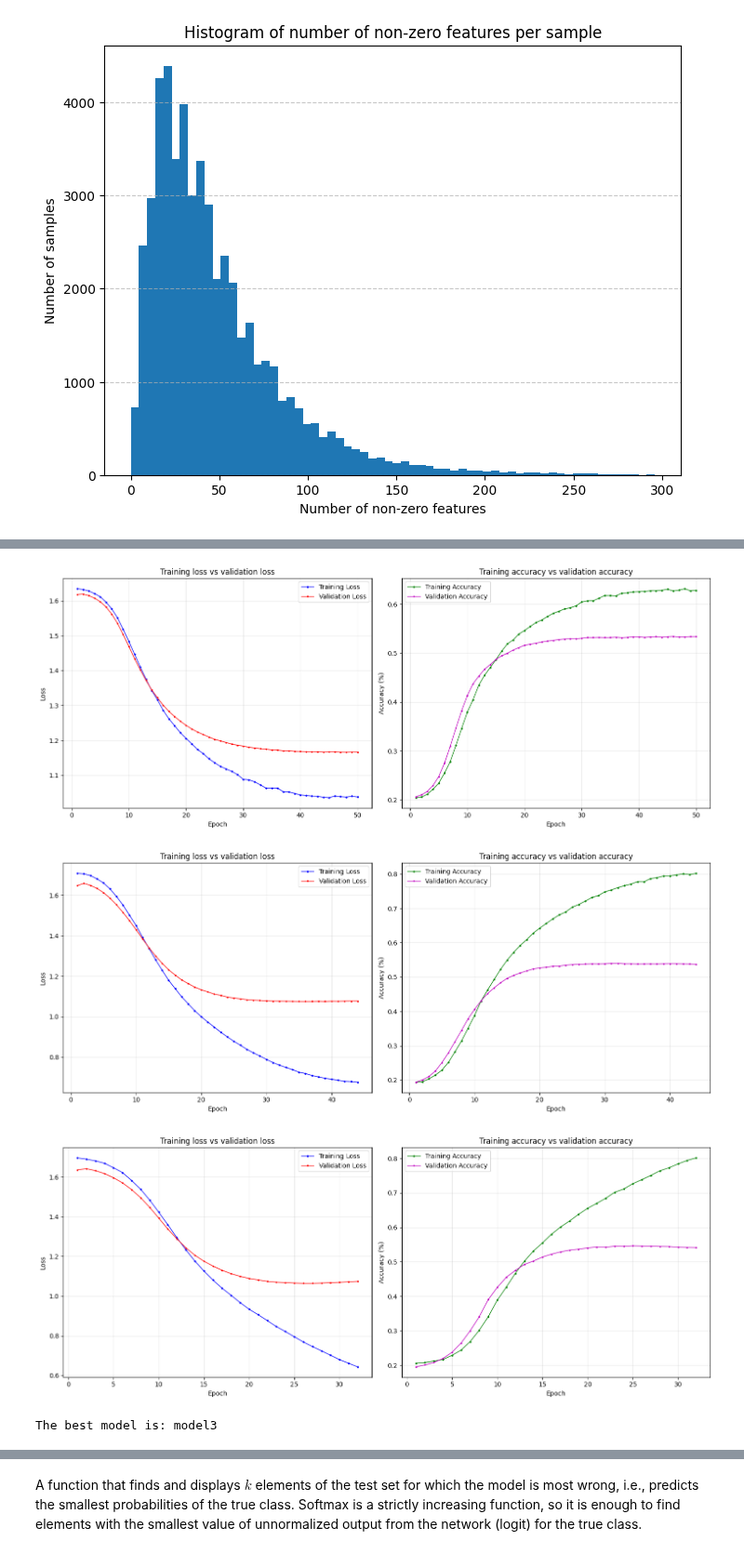
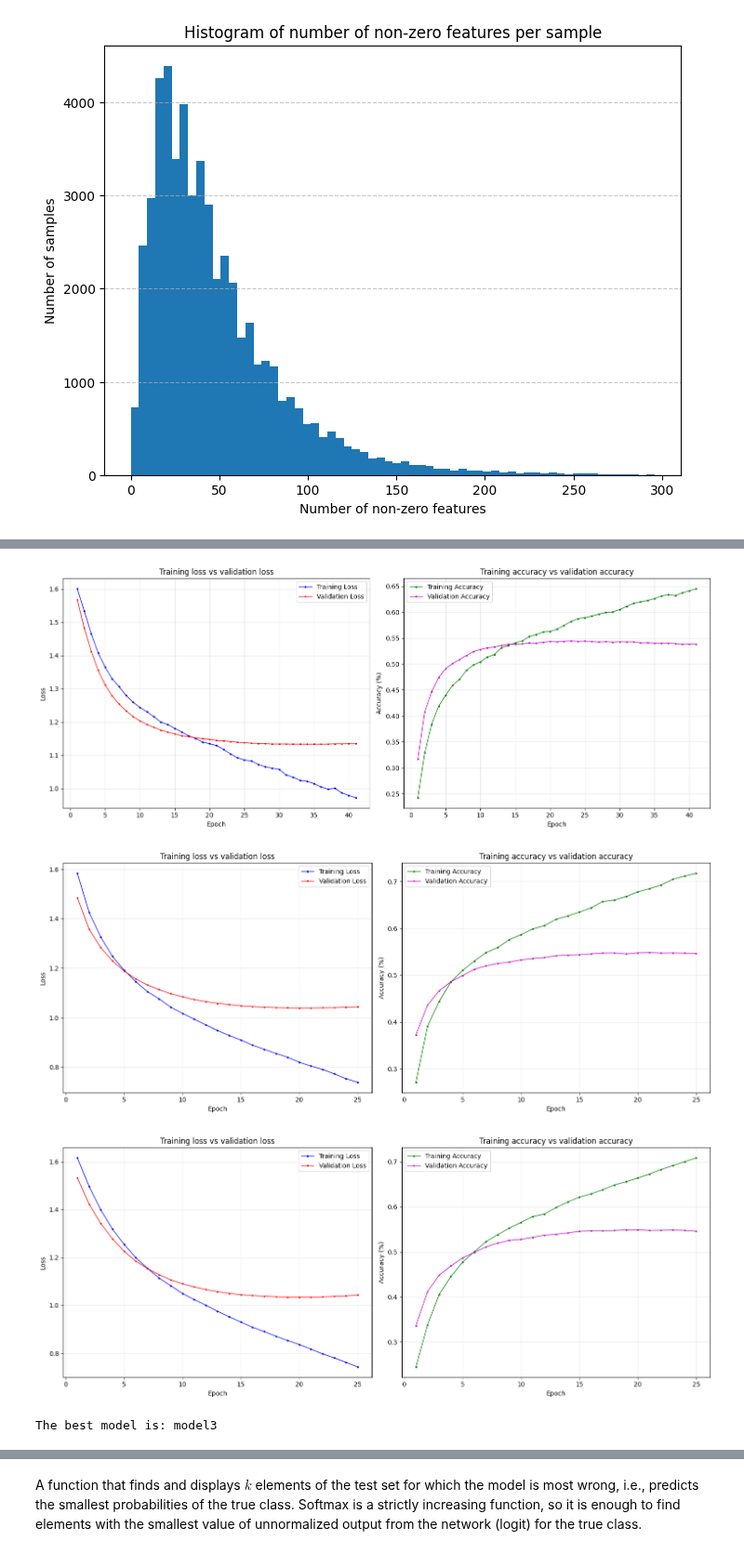
Before and after one commit to kpta119/Yelp-Review-Rating-Classification, a Jupyter notebook: Classic_methods_of_text_classification.ipynb, the cells around one changed output, grey strips where cells are left out. Shown at 93% size. Cells and saved outputs as stored; diff of their text form; code cells hidden in the pictures.

Commit message:
changing optimizer to sgd

```diff
--- a/Classic_methods_of_text_classification.ipynb
+++ b/Classic_methods_of_text_classification.ipynb
@@ -323,20 +322,21 @@ classifiers = {"model1" : SimpleNet(vocab_size, 5),
 for name, model in classifiers.items():
   print(f"Trenowanie modelu: {name}")
   model = model.to(device)
-  optimizer = torch.optim.AdamW(model.parameters(), lr=1e-6, weight_decay=1e-3)
-  lr_scheduler = torch.optim.lr_scheduler.OneCycleLR(optimizer, max_lr=1e-5, steps_per_epoch=len(train_loader), epochs=num_epochs)
+  optimizer = torch.optim.SGD(model.parameters(), lr=3e-3, weight_decay=1e-4)
+  lr_scheduler = torch.optim.lr_scheduler.StepLR(optimizer, step_size=15, gamma=0.9)
   run = wandb.init(
-    project="3DifferentNeuralNetsExperiments_v13",
+    project="3DifferentNeuralNetsExperiments_v19",
     name=name,
     config={
         "model": name,
         "vocab_size": vocab_size,
         "num_classes": 5,
-        "optimizer": "AdamW",
-        "lr": 1e-6,
-        "weight_decay": 1e-3,
-        "scheduler": "OneCycleLR",
-        "max_lr": 1e-5,
+        "optimizer": "SGD",
+        "lr": 3e-3,
+        "weight_decay": 1e-4,
+        "scheduler": "StepLRR",
+        "step": 15,
+        "gamma": 0.9,
         "num_epochs": num_epochs
     }
   )
@@ -391,38 +391,38 @@ def create_loss_plot(train_losses,
   plt.show()
 
 api = wandb.Api()
-runs = api.runs("kacper-pt119-warsaw-university-of-technology/3DifferentNeuralNetsExperiments_v13")
+runs = api.runs("kacper-pt119-warsaw-university-of-technology/3DifferentNeuralNetsExperiments_v19")
 
 metrics = ["train/loss", "val/loss", "train/accuracy", "val/accuracy"]
 
 all_histories = {}
 
 for run in runs:
   history = run.history(keys=metrics)
   all_histories[run.name] = history
 
 the_best_val_loss_model = None
 the_best_val_loss = float("inf")
 for name, history in all_histories.items():
   if the_best_val_loss_model is None:
     the_best_val_loss_model = name
     the_best_val_loss = np.min(history["val/loss"].to_list())
   else:
     if np.min(history["val/loss"].to_list()) < the_best_val_loss:
       the_best_val_loss_model = name
       the_best_val_loss = np.min(history["val/loss"].to_list())
 
   train_losses = history["train/loss"].to_list()
   val_losses   = history["val/loss"].to_list()
   train_acc    = history["train/accuracy"].to_list()
   val_acc      = history["val/accuracy"].to_list()
   create_loss_plot(train_losses, val_losses, train_acc, val_acc)
 
 print(f"The best model is: {the_best_val_loss_model}")
 # %% [output]
-[figure, old version]
+[figure, new version]
-[figure, old version]
+[figure, new version]
-[figure, old version]
+[figure, new version]
 The best model is: model3
 # %%
 from sklearn.metrics import classification_report
```
Also changed, not shown: parts of 3 cells of this notebook.
